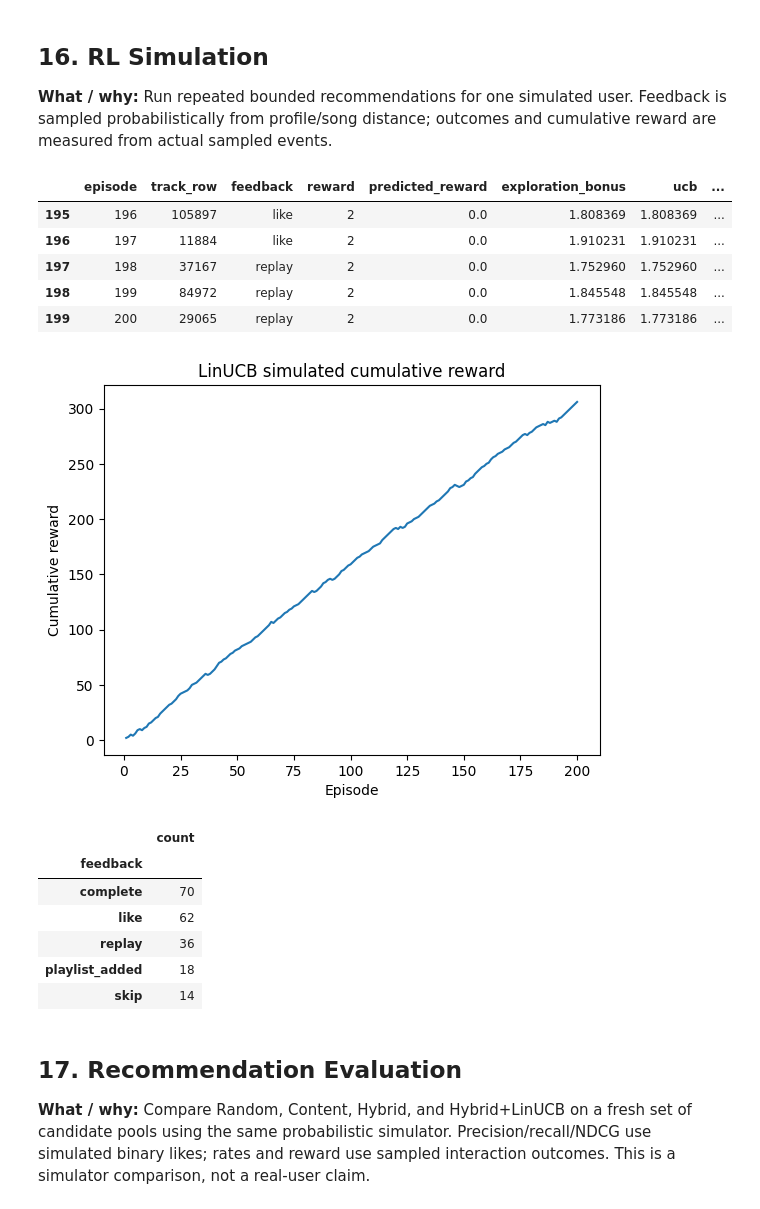
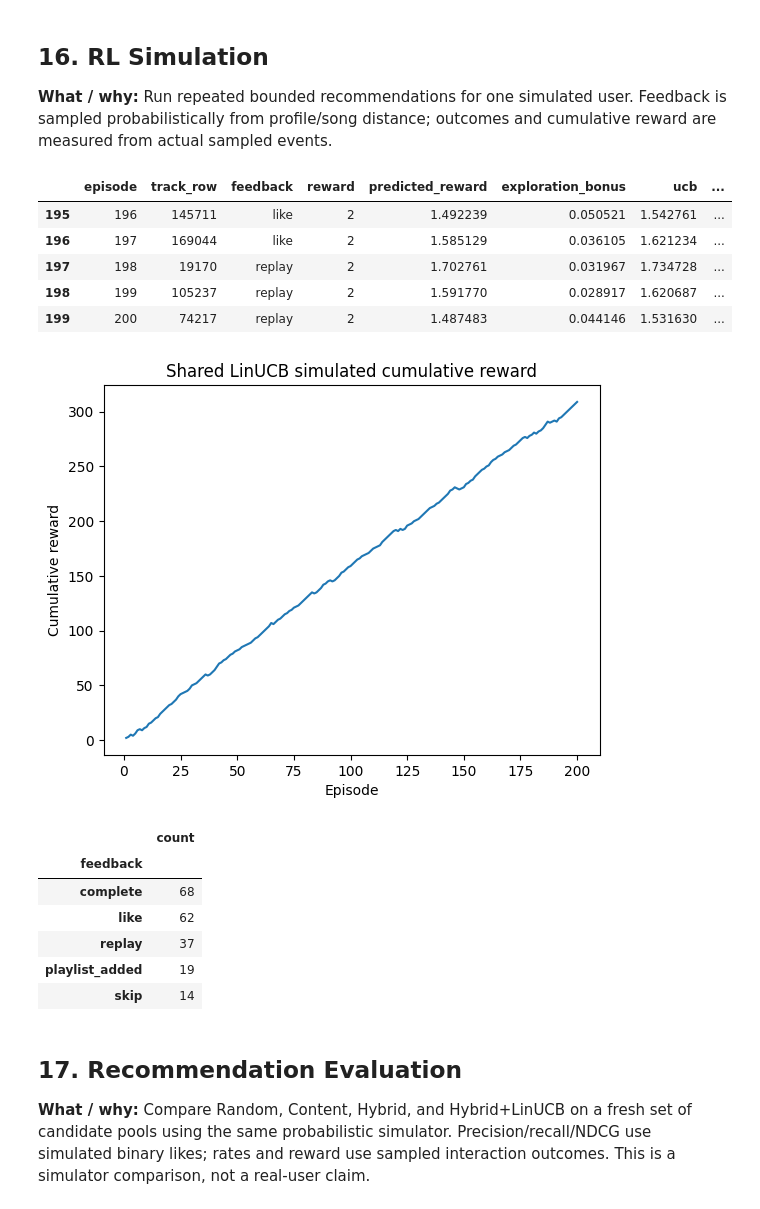
Before and after one commit to asmitp00/TuneTwin, a Jupyter notebook: TuneTwin_AI_Testing.ipynb, the cells around one changed output. Drawn from its saved outputs; the diff is of its cells as text; code cells hidden in the pictures.

Commit message:
new recommendation engine & ui fixes

```diff
--- a/TuneTwin_AI_Testing.ipynb
+++ b/TuneTwin_AI_Testing.ipynb
@@ -274,9 +332,6 @@ Tested K: [2, 3, 4, 5, 6, 7, 8, 9, 10] | selected: 2 | measured silhouette: 0.23
 ## 9. Simulated User Profiles
 **What / why:** Construct several preference vectors from empirical feature quantiles, so varied feature scales and dataset schema are respected. Profiles drive probabilistic feedback only; they do not directly assign recommendations.
 # %%
-# Convert catalog feature values to a common 0..1 range for profile similarity.
-feature_min = np.nanmin(X_imputed, axis=0); feature_max = np.nanmax(X_imputed, axis=0)
-X_unit = np.clip((X_imputed - feature_min) / np.where(feature_max > feature_min, feature_max-feature_min, 1), 0, 1)
 # Preference targets only shape probabilistic simulated feedback; recommenders learn/rank separately.
 profile_specs = [
     {"energy": .85, "danceability": .85},
@@ -524,19 +792,24 @@ Weights: {'audio': 0.6, 'genre': 0.25, 'same_artist': 0.15}
 supervised_probability_cache = {}
 def hybrid_recommend(user_id, n=50, exclude_rows=None):
     pref = preference_profiles[user_id]
-    pref_scaled = (pref * (feature_max-feature_min) + feature_min - scaler.mean_) / scaler.scale_
+    pref_scaled = (pref * (feature_max - feature_min) + feature_min - scaler.mean_) / scaler.scale_
     content = cosine_similarity(pref_scaled.reshape(1,-1), X_scaled).ravel()
     content = (content + 1) / 2  # cosine range [-1,1] -> [0,1]
     if user_id not in supervised_probability_cache:
         pred_features = np.column_stack([X_scaled, np.tile(pref_scaled, (len(tracks), 1))])
-        supervised_probability_cache[user_id] = best_model.predict_proba(pd.DataFrame(pred_features, columns=MODEL_FEATURES))[:,1]
+        supervised_probability_cache[user_id] = best_model.predict_proba(
+            pd.DataFrame(pred_features, columns=MODEL_FEATURES)
+        )[:, 1]
     prob = supervised_probability_cache[user_id]
-    score = HYBRID_CONTENT_WEIGHT*content + HYBRID_SUPERVISED_WEIGHT*prob
+    score = HYBRID_CONTENT_WEIGHT * content + HYBRID_SUPERVISED_WEIGHT * prob
     excluded = set(exclude_rows or [])
     if excluded: score[list(excluded)] = -np.inf
     idx = np.argsort(score)[::-1][:n]
     result = metadata.iloc[idx].copy()
-    result["catalog_row"] = idx; result["content_score"] = content[idx]; result["predicted_like_probability"] = prob[idx]; result["hybrid_score"] = score[idx]
+    result["catalog_row"] = idx
+    result["content_score"] = content[idx]
+    result["predicted_like_probability"] = prob[idx]
+    result["hybrid_score"] = score[idx]
     return result.reset_index(drop=True)
 display(hybrid_recommend(list(preference_profiles)[0], n=10))
 # %% [output]
@@ -626,40 +916,47 @@ Reward mapping: {'like': 2, 'complete': 1, 'replay': 2, 'skip': -1, 'playlist_ad
 **What / why:** Run repeated bounded recommendations for one simulated user. Feedback is sampled probabilistically from profile/song distance; outcomes and cumulative reward are measured from actual sampled events.
 # %%
 def simulate_feedback(user_id, row_idx):
-    distance=np.linalg.norm(X_unit[row_idx]-preference_profiles[user_id])/np.sqrt(len(FEATURES))
-    p_like=float(np.clip(1/(1+np.exp(-8*(.42-distance))),.05,.95))
-    liked=bool(rng.random()<p_like)
+    distance = np.linalg.norm(X_unit[row_idx] - preference_profiles[user_id]) / np.sqrt(len(FEATURES))
+    p_like = float(np.clip(1 / (1 + np.exp(-8 * (.42 - distance))), .05, .95))
+    liked = bool(rng.random() < p_like)
     if liked:
-        return rng.choice(["like","complete","replay","playlist_added"],p=[.35,.35,.20,.10]).item()
+        return rng.choice(["like", "complete", "replay", "playlist_added"], p=[.35, .35, .20, .10]).item()
     return "skip"
-episode_rows=[]
+
+linucb_reset()
+episode_rows = []
 for episode in range(N_EPISODES):
-    pool=hybrid_recommend(demo_user,n=min(50,len(tracks)),exclude_rows=consumed_rows)
+    pool = hybrid_recommend(demo_user, n=min(50, len(tracks)), exclude_rows=consumed_rows)
     if pool.empty: break
-    chosen, diagnostics=linucb_select(demo_user,pool)
-    feedback=simulate_feedback(demo_user,chosen); reward=reward_for(feedback); linucb_update(demo_user,chosen,reward)
+    chosen, diagnostics = linucb_select(pool)
+    feedback = simulate_feedback(demo_user, chosen)
+    reward = reward_for(feedback)
+    linucb_update(chosen, reward)
     consumed_rows.add(chosen)
-    episode_rows.append({"episode":episode+1,"track_row":chosen,"feedback":feedback,"reward":reward,**diagnostics})
-episode_log=pd.DataFrame(episode_rows)
+    episode_rows.append({"episode": episode + 1, "track_row": chosen, "feedback": feedback, "reward": reward, **diagnostics})
+
+episode_log = pd.DataFrame(episode_rows)
 if not episode_log.empty:
-    episode_log["cumulative_reward"]=episode_log.reward.cumsum()
+    episode_log["cumulative_reward"] = episode_log.reward.cumsum()
     display(episode_log.tail())
-    plt.plot(episode_log.episode,episode_log.cumulative_reward); plt.xlabel("Episode"); plt.ylabel("Cumulative reward"); plt.title("LinUCB simulated cumulative reward"); plt.show()
+    plt.plot(episode_log.episode, episode_log.cumulative_reward)
+    plt.xlabel("Episode"); plt.ylabel("Cumulative reward")
+    plt.title("Shared LinUCB simulated cumulative reward"); plt.show()
     display(episode_log.feedback.value_counts().rename("count").to_frame())
 # %% [output]
 |  | episode | track_row | feedback | reward | predicted_reward | exploration_bonus | ucb | ... |
-| 195 | 196 | 105897 | like | 2 | 0.0 | 1.808369 | 1.808369 | ... |
-| 196 | 197 | 11884 | like | 2 | 0.0 | 1.910231 | 1.910231 | ... |
-| 197 | 198 | 37167 | replay | 2 | 0.0 | 1.752960 | 1.752960 | ... |
-| 198 | 199 | 84972 | replay | 2 | 0.0 | 1.845548 | 1.845548 | ... |
-| 199 | 200 | 29065 | replay | 2 | 0.0 | 1.773186 | 1.773186 | ... |
+| 195 | 196 | 145711 | like | 2 | 1.492239 | 0.050521 | 1.542761 | ... |
+| 196 | 197 | 169044 | like | 2 | 1.585129 | 0.036105 | 1.621234 | ... |
+| 197 | 198 | 19170 | replay | 2 | 1.702761 | 0.031967 | 1.734728 | ... |
+| 198 | 199 | 105237 | replay | 2 | 1.591770 | 0.028917 | 1.620687 | ... |
+| 199 | 200 | 74217 | replay | 2 | 1.487483 | 0.044146 | 1.531630 | ... |
-[figure, old version]
+[figure, new version]
 |  | count |
 | feedback |  |
-| complete | 70 |
+| complete | 68 |
 | like | 62 |
-| replay | 36 |
-| playlist_added | 18 |
+| replay | 37 |
+| playlist_added | 19 |
 | skip | 14 |
 # %% [markdown]
 ## 17. Recommendation Evaluation
```
Also changed, not shown: parts of 17 cells of this notebook, 9 other files.
